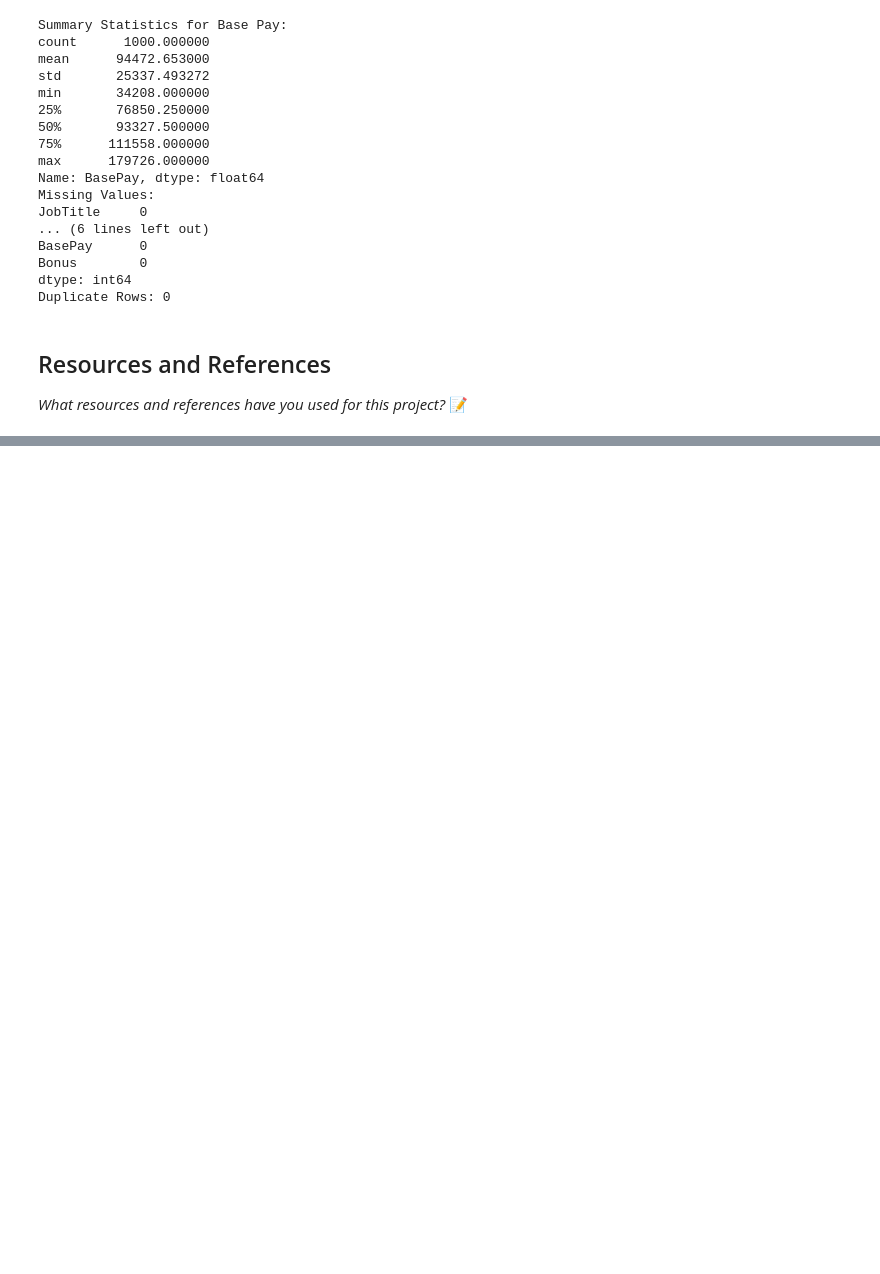
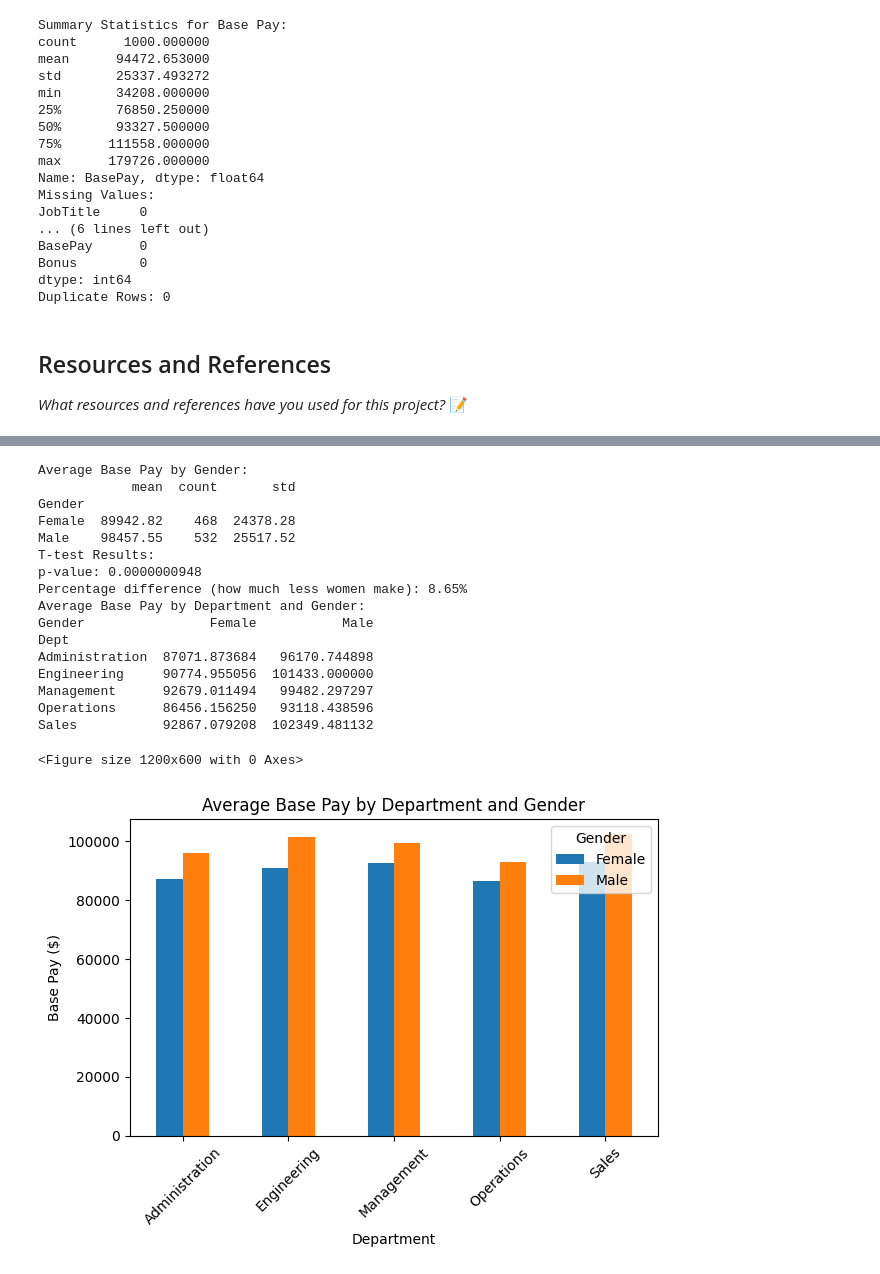
Before and after one commit to IT4063C-Fall24/final-project-nmiller268, a Jupyter notebook: source.ipynb, the cells around one changed output, grey strips where cells are left out. Drawn from its saved outputs; the diff is of its cells as text; code cells hidden in the pictures; blank space fills up the shorter version.

Commit message:
checkpoint 3

```diff
--- a/source.ipynb
+++ b/source.ipynb
@@ -154,0 +289,65 @@ https://www.ncbi.nlm.nih.gov/pmc/articles/PMC10615266/
+# %%
+import pandas as pd
+import seaborn as sns
+import matplotlib.pyplot as plt
+
+# Calculate average pay by gender
+gender_pay = df.groupby('Gender')['BasePay'].agg(['mean', 'count', 'std']).round(2)
+print("Average Base Pay by Gender:")
+print(gender_pay)
+
+# Statistical test (t-test) to check if the difference is significant
+from scipy import stats
+
+female_pay = df[df['Gender'] == 'Female']['BasePay']
+male_pay = df[df['Gender'] == 'Male']['BasePay']
+t_stat, p_value = stats.ttest_ind(female_pay, male_pay)
+
+print("\
+T-test Results:")
+print(f"p-value: {p_value:.10f}")
+
+
+# Calculate the percentage difference
+mean_female = gender_pay.loc['Female', 'mean']
+mean_male = gender_pay.loc['Male', 'mean']
+percent_diff = ((mean_male - mean_female) / mean_male) * 100
+
+print(f"\
+Percentage difference (how much less women make): {percent_diff:.2f}%")
+
+# Control for other factors - look at pay by department and gender
+dept_gender_pay = df.groupby(['Dept', 'Gender'])['BasePay'].mean().unstack()
+print("\
+Average Base Pay by Department and Gender:")
+print(dept_gender_pay)
+
+# Visualize department and gender differences
+plt.figure(figsize=(12, 6))
+dept_gender_pay.plot(kind='bar')
+plt.title('Average Base Pay by Department and Gender')
+plt.xlabel('Department')
+plt.ylabel('Base Pay ($)')
+plt.xticks(rotation=45)
+plt.legend(title='Gender')
+plt.tight_layout()
+plt.show()
+# %% [output]
+Average Base Pay by Gender:
+            mean  count       std
+Gender
+Female  89942.82    468  24378.28
+Male    98457.55    532  25517.52
+T-test Results:
+p-value: 0.0000000948
+Percentage difference (how much less women make): 8.65%
+Average Base Pay by Department and Gender:
+Gender                Female           Male
+Dept
+Administration  87071.873684   96170.744898
+Engineering     90774.955056  101433.000000
+Management      92679.011494   99482.297297
+Operations      86456.156250   93118.438596
+Sales           92867.079208  102349.481132
+<Figure size 1200x600 with 0 Axes>
+[figure, added]
```
Also changed, not shown: parts of 4 cells of this notebook.
